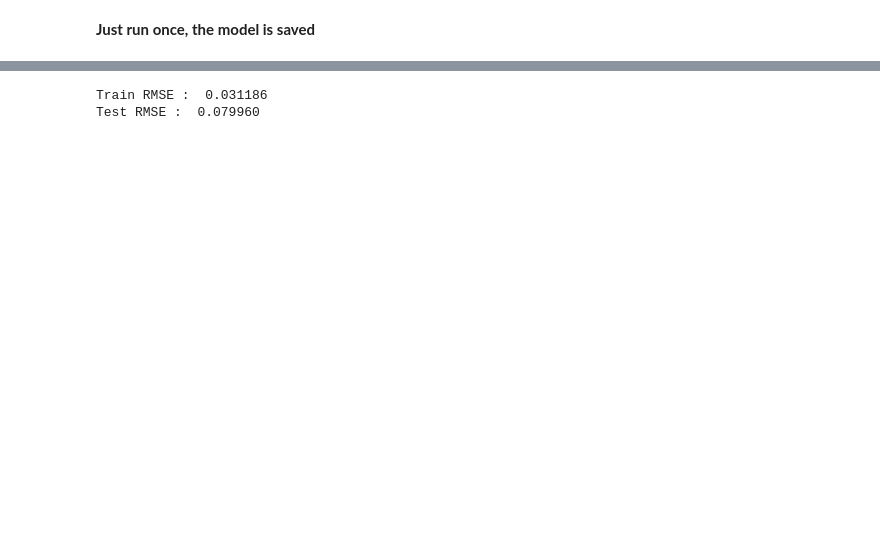
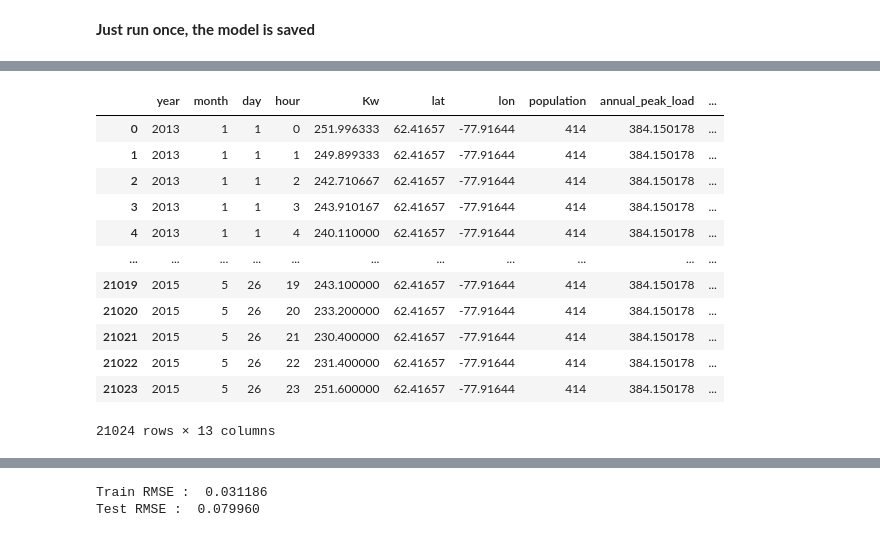
Before and after one commit to A-R-Yazdi/Remote-communities-, a Jupyter notebook: notebooks/Multivariate_with_exogenous_data_LingJun.ipynb, the cells around one changed output, grey strips where cells are left out. Saved outputs shown, nothing was run; the diff lists cells and outputs as text; code cells hidden in the pictures; blank space fills up the shorter version.

```diff
--- a/notebooks/Multivariate_with_exogenous_data_LingJun.ipynb
+++ b/notebooks/Multivariate_with_exogenous_data_LingJun.ipynb
@@ -259 +257,19 @@ plt.show()
 [interactive output not drawn]
+# %%
+# X_train
+# X_test
+train_data
+# %% [output]
+|  | year | month | day | hour | Kw | lat | lon | population | annual_peak_load | ... |
+| 0 | 2013 | 1 | 1 | 0 | 251.996333 | 62.41657 | -77.91644 | 414 | 384.150178 | ... |
+| 1 | 2013 | 1 | 1 | 1 | 249.899333 | 62.41657 | -77.91644 | 414 | 384.150178 | ... |
+| 2 | 2013 | 1 | 1 | 2 | 242.710667 | 62.41657 | -77.91644 | 414 | 384.150178 | ... |
+| 3 | 2013 | 1 | 1 | 3 | 243.910167 | 62.41657 | -77.91644 | 414 | 384.150178 | ... |
+| 4 | 2013 | 1 | 1 | 4 | 240.110000 | 62.41657 | -77.91644 | 414 | 384.150178 | ... |
+| ... | ... | ... | ... | ... | ... | ... | ... | ... | ... | ... |
+| 21019 | 2015 | 5 | 26 | 19 | 243.100000 | 62.41657 | -77.91644 | 414 | 384.150178 | ... |
+| 21020 | 2015 | 5 | 26 | 20 | 233.200000 | 62.41657 | -77.91644 | 414 | 384.150178 | ... |
+| 21021 | 2015 | 5 | 26 | 21 | 230.400000 | 62.41657 | -77.91644 | 414 | 384.150178 | ... |
+| 21022 | 2015 | 5 | 26 | 22 | 231.400000 | 62.41657 | -77.91644 | 414 | 384.150178 | ... |
+| 21023 | 2015 | 5 | 26 | 23 | 251.600000 | 62.41657 | -77.91644 | 414 | 384.150178 | ... |
+21024 rows × 13 columns
```
Also changed, not shown: parts of 7 cells of this notebook, 7 other files.
